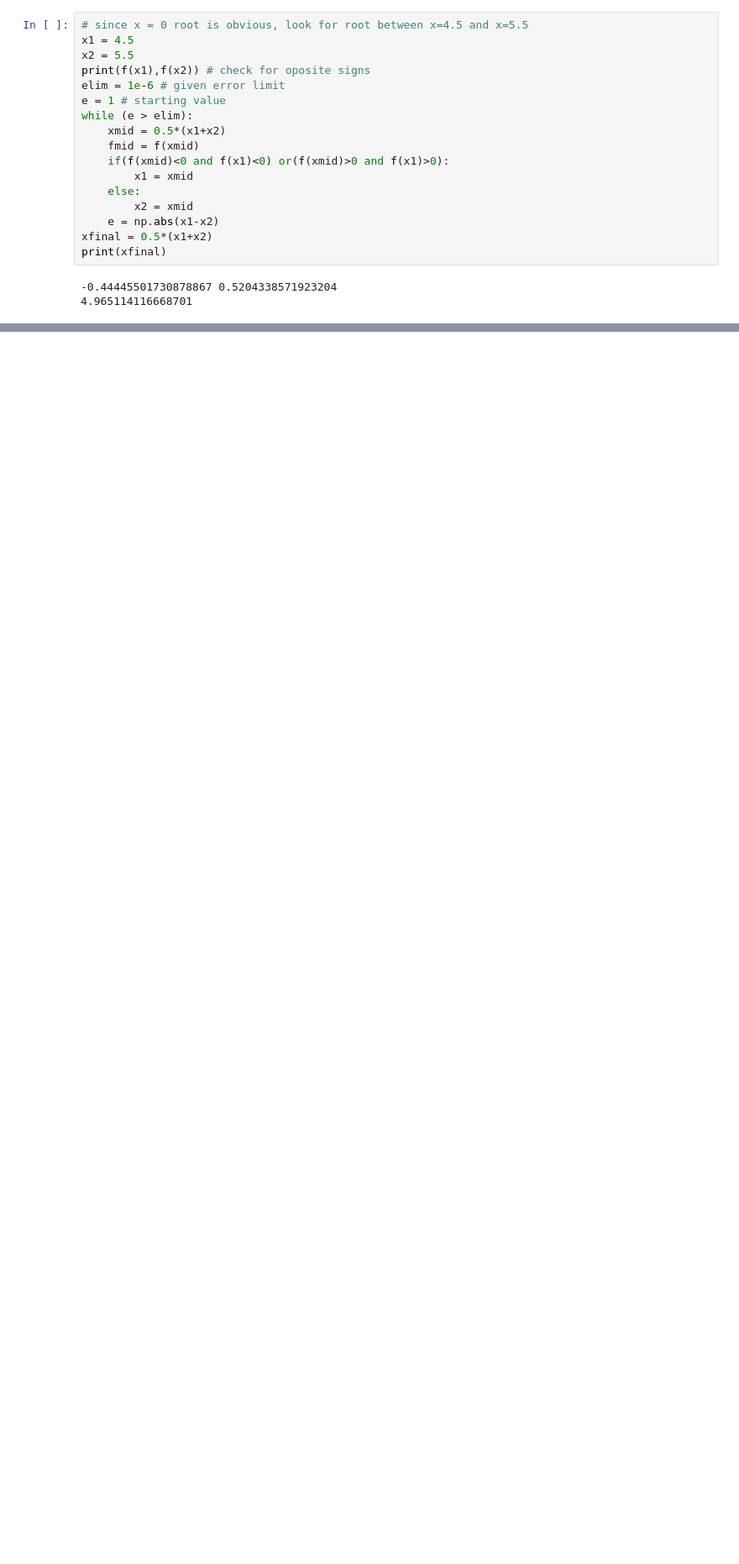
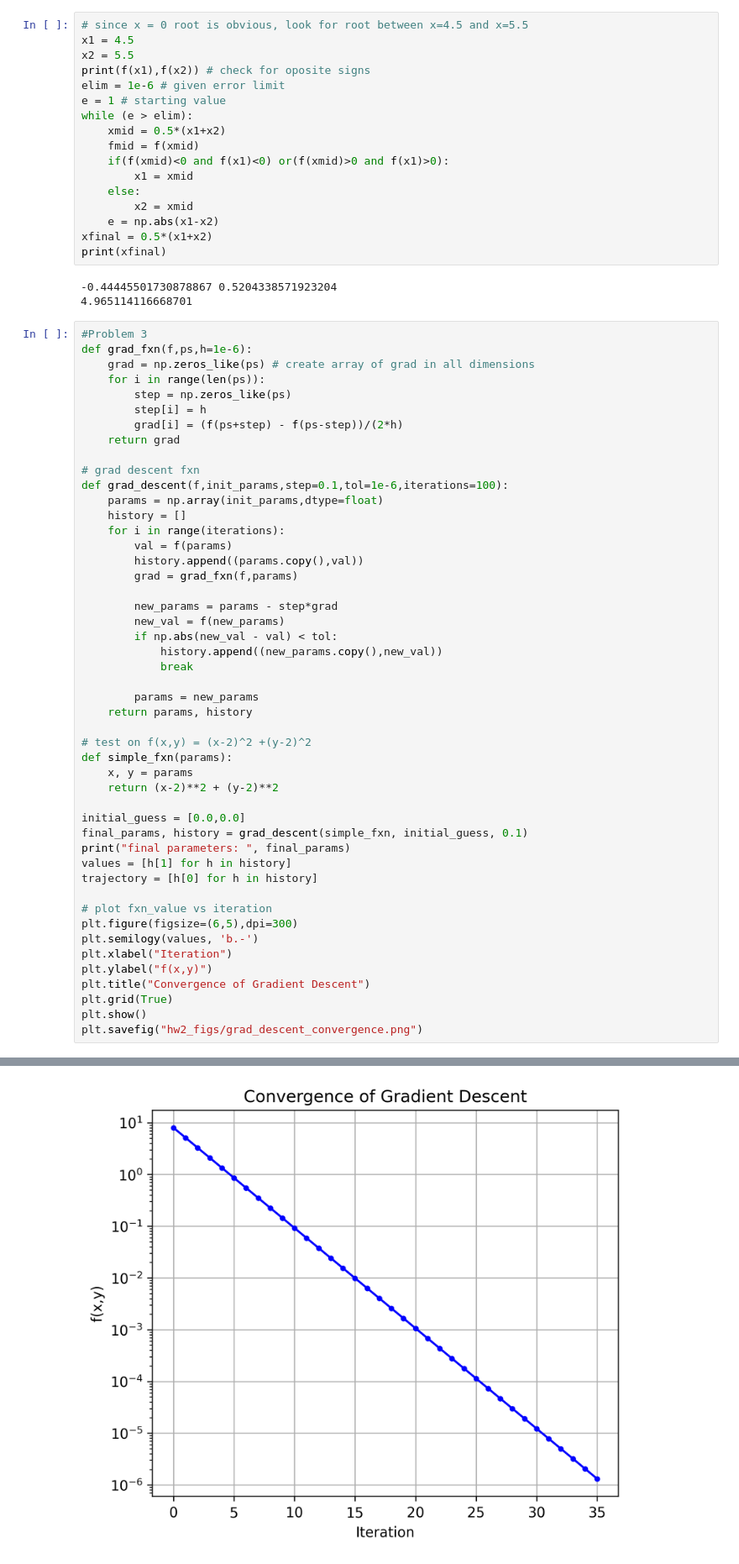
Before and after one commit to chrissellgrenbackup/computational-physics, a Jupyter notebook: HW2.ipynb, the cells around one changed output, grey strips where cells are left out. Shown: that part at 84% size. Saved outputs shown, nothing was run; the diff lists cells and outputs as text; blank space fills up the shorter version.

```diff
--- a/HW2.ipynb
+++ b/HW2.ipynb
@@ -128,3 +128,52 @@ print(xfinal)
 # %% [output]
 -0.44445501730878867 0.5204338571923204
 4.965114116668701
+# %%
+#Problem 3
+def grad_fxn(f,ps,h=1e-6):
+    grad = np.zeros_like(ps) # create array of grad in all dimensions
+    for i in range(len(ps)):
+        step = np.zeros_like(ps)
+        step[i] = h
+        grad[i] = (f(ps+step) - f(ps-step))/(2*h)
+    return grad
+
+# grad descent fxn
+def grad_descent(f,init_params,step=0.1,tol=1e-6,iterations=100):
+    params = np.array(init_params,dtype=float)
+    history = []
+    for i in range(iterations):
+        val = f(params)
+        history.append((params.copy(),val))
+        grad = grad_fxn(f,params)
+
+        new_params = params - step*grad
+        new_val = f(new_params)
+        if np.abs(new_val - val) < tol:
+            history.append((new_params.copy(),new_val))
+            break
+
+        params = new_params
+    return params, history
+
+# test on f(x,y) = (x-2)^2 +(y-2)^2
+def simple_fxn(params):
+    x, y = params
+    return (x-2)**2 + (y-2)**2
+
+initial_guess = [0.0,0.0]
+final_params, history = grad_descent(simple_fxn, initial_guess, 0.1)
+print("final parameters: ", final_params)
+values = [h[1] for h in history]
+trajectory = [h[0] for h in history]
+
+# plot fxn_value vs iteration
+plt.figure(figsize=(6,5),dpi=300)
+plt.semilogy(values, 'b.-')
+plt.xlabel("Iteration")
+plt.ylabel("f(x,y)")
+plt.title("Convergence of Gradient Descent")
+plt.grid(True)
+plt.show()
+plt.savefig("hw2_figs/grad_descent_convergence.png")
+# %% [output]
@@ -130,0 +181 @@ print(xfinal)
+[figure, added]
```
Also changed, not shown: parts of 4 cells of this notebook.
